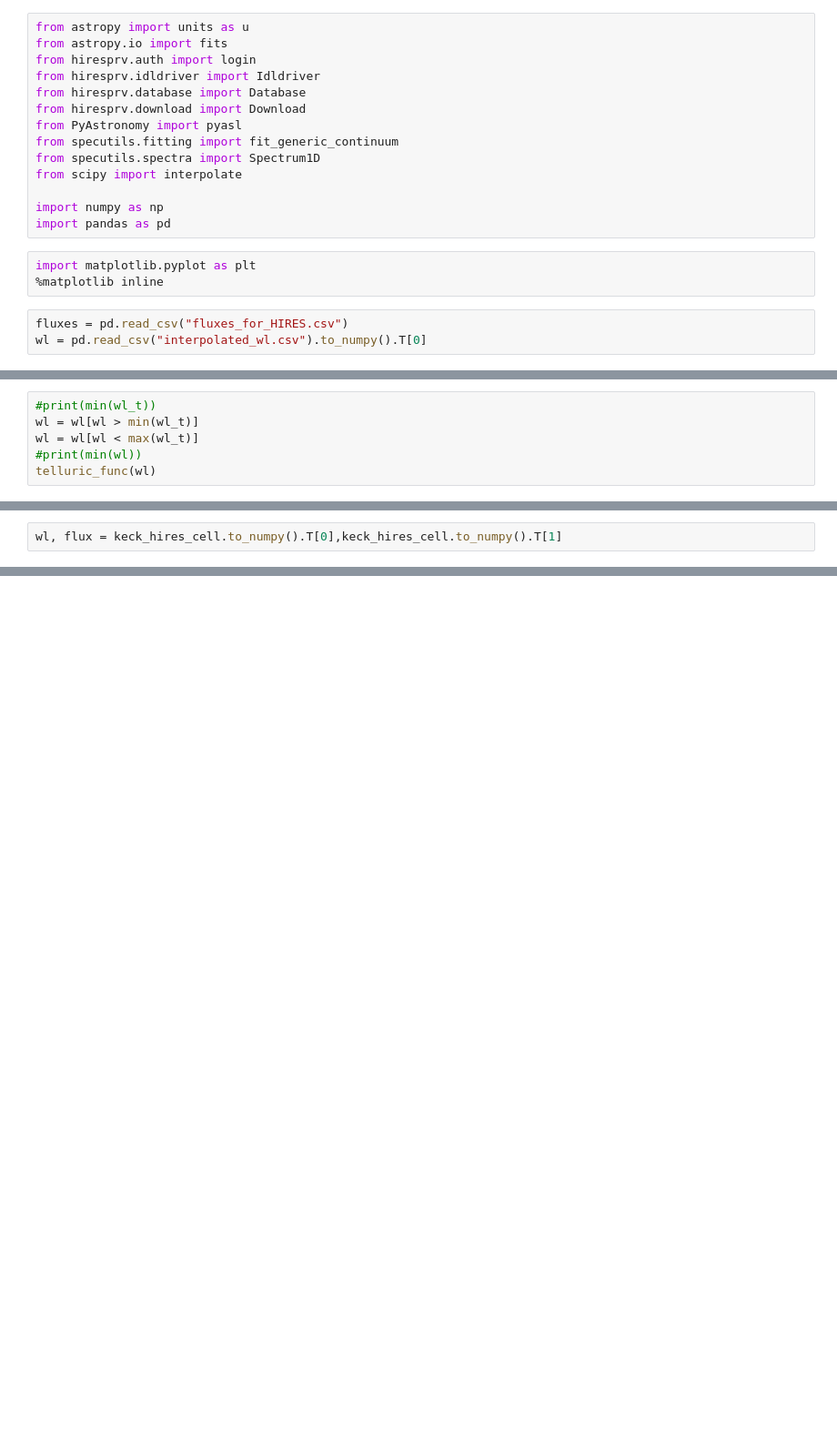
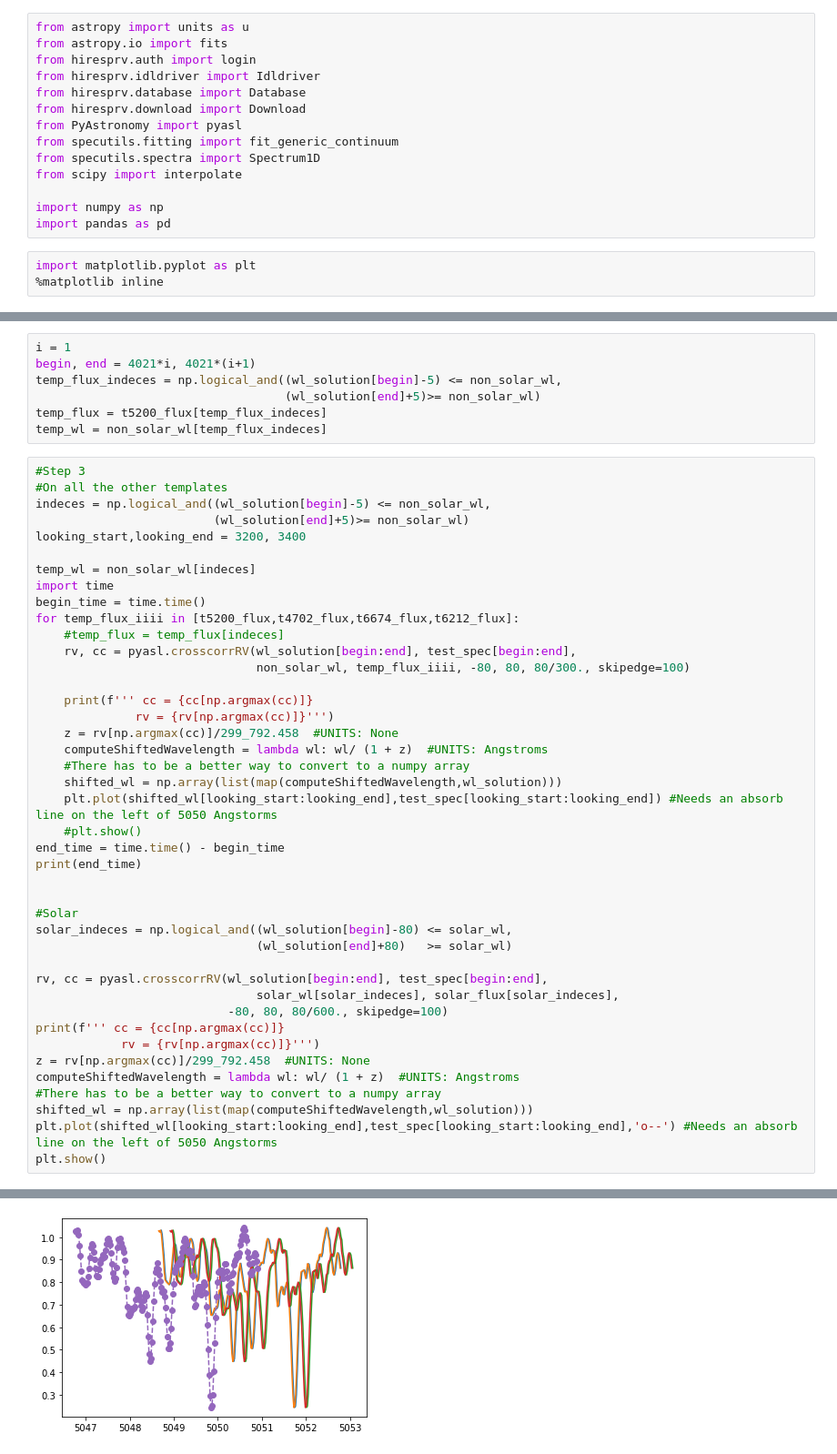
Before and after one commit to jgussman/CHIP, a Jupyter notebook: NoteBooks/test.ipynb, the cells around one changed output, grey strips where cells are left out. Shown at 91% size. Saved outputs shown, nothing was run; the diff lists cells and outputs as text; blank space fills up the shorter version.

```diff
--- a/NoteBooks/test.ipynb
+++ b/NoteBooks/test.ipynb
@@ -15,6 +15,3 @@ import pandas as pd
 # %%
 import matplotlib.pyplot as plt
 %matplotlib inline
-# %%
-fluxes = pd.read_csv("fluxes_for_HIRES.csv")
-wl = pd.read_csv("interpolated_wl.csv").to_numpy().T[0]
@@ -36,6 +17,0 @@ telluric_func = interpolate.interp1d(wl_t, telluric)
-# %%
-#print(min(wl_t))
-wl = wl[wl > min(wl_t)]
-wl = wl[wl < max(wl_t)]
-#print(min(wl))
-telluric_func(wl)
@@ -95,2 +17,0 @@ keck_hires_cell = pd.read_csv("keck_iodine_cell.csv",header=None)
-# %%
-wl, flux = keck_hires_cell.to_numpy().T[0],keck_hires_cell.to_numpy().T[1]
@@ -105,0 +132,50 @@ array([4.9500039e+03, 9.7771833e-01])
+# %%
+i = 1
+begin, end = 4021*i, 4021*(i+1)
+temp_flux_indeces = np.logical_and((wl_solution[begin]-5) <= non_solar_wl,
+                                   (wl_solution[end]+5)>= non_solar_wl)
+temp_flux = t5200_flux[temp_flux_indeces]
+temp_wl = non_solar_wl[temp_flux_indeces]
+# %%
+#Step 3
+#On all the other templates
+indeces = np.logical_and((wl_solution[begin]-5) <= non_solar_wl,
+                         (wl_solution[end]+5)>= non_solar_wl)
+looking_start,looking_end = 3200, 3400
+
+temp_wl = non_solar_wl[indeces]
+import time
+begin_time = time.time()
+for temp_flux_iiii in [t5200_flux,t4702_flux,t6674_flux,t6212_flux]:
+    #temp_flux = temp_flux[indeces]
+    rv, cc = pyasl.crosscorrRV(wl_solution[begin:end], test_spec[begin:end],
+                               non_solar_wl, temp_flux_iiii, -80, 80, 80/300., skipedge=100)
+
+    print(f''' cc = {cc[np.argmax(cc)]}
+              rv = {rv[np.argmax(cc)]}''')
+    z = rv[np.argmax(cc)]/299_792.458  #UNITS: None
+    computeShiftedWavelength = lambda wl: wl/ (1 + z)  #UNITS: Angstroms
+    #There has to be a better way to convert to a numpy array
+    shifted_wl = np.array(list(map(computeShiftedWavelength,wl_solution)))
+    plt.plot(shifted_wl[looking_start:looking_end],test_spec[looking_start:looking_end]) #Needs an absorb line on the left of 5050 Angstorms
+    #plt.show()
+end_time = time.time() - begin_time
+print(end_time)
+
+
+#Solar
+solar_indeces = np.logical_and((wl_solution[begin]-80) <= solar_wl,
+                               (wl_solution[end]+80)   >= solar_wl)
+
+rv, cc = pyasl.crosscorrRV(wl_solution[begin:end], test_spec[begin:end],
+                               solar_wl[solar_indeces], solar_flux[solar_indeces],
+                           -80, 80, 80/600., skipedge=100)
+print(f''' cc = {cc[np.argmax(cc)]}
+            rv = {rv[np.argmax(cc)]}''')
+z = rv[np.argmax(cc)]/299_792.458  #UNITS: None
+computeShiftedWavelength = lambda wl: wl/ (1 + z)  #UNITS: Angstroms
+#There has to be a better way to convert to a numpy array
+shifted_wl = np.array(list(map(computeShiftedWavelength,wl_solution)))
+plt.plot(shifted_wl[looking_start:looking_end],test_spec[looking_start:looking_end],'o--') #Needs an absorb line on the left of 5050 Angstorms
+plt.show()
+# %% [output]
@@ -105,0 +193 @@ array([4.9500039e+03, 9.7771833e-01])
+[figure, added]
```
Also changed, not shown: parts of 62 cells of this notebook, 3 other files.
